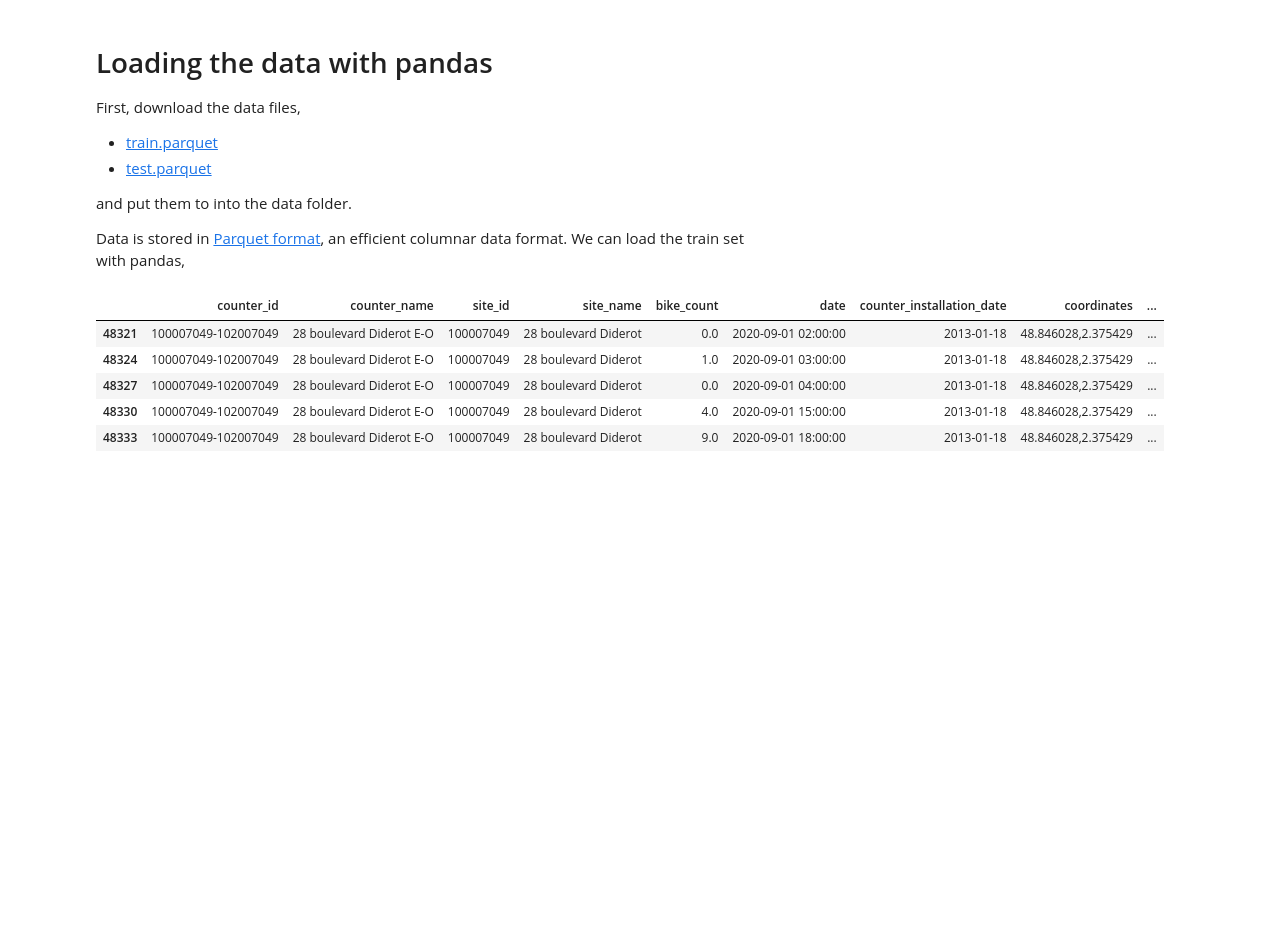
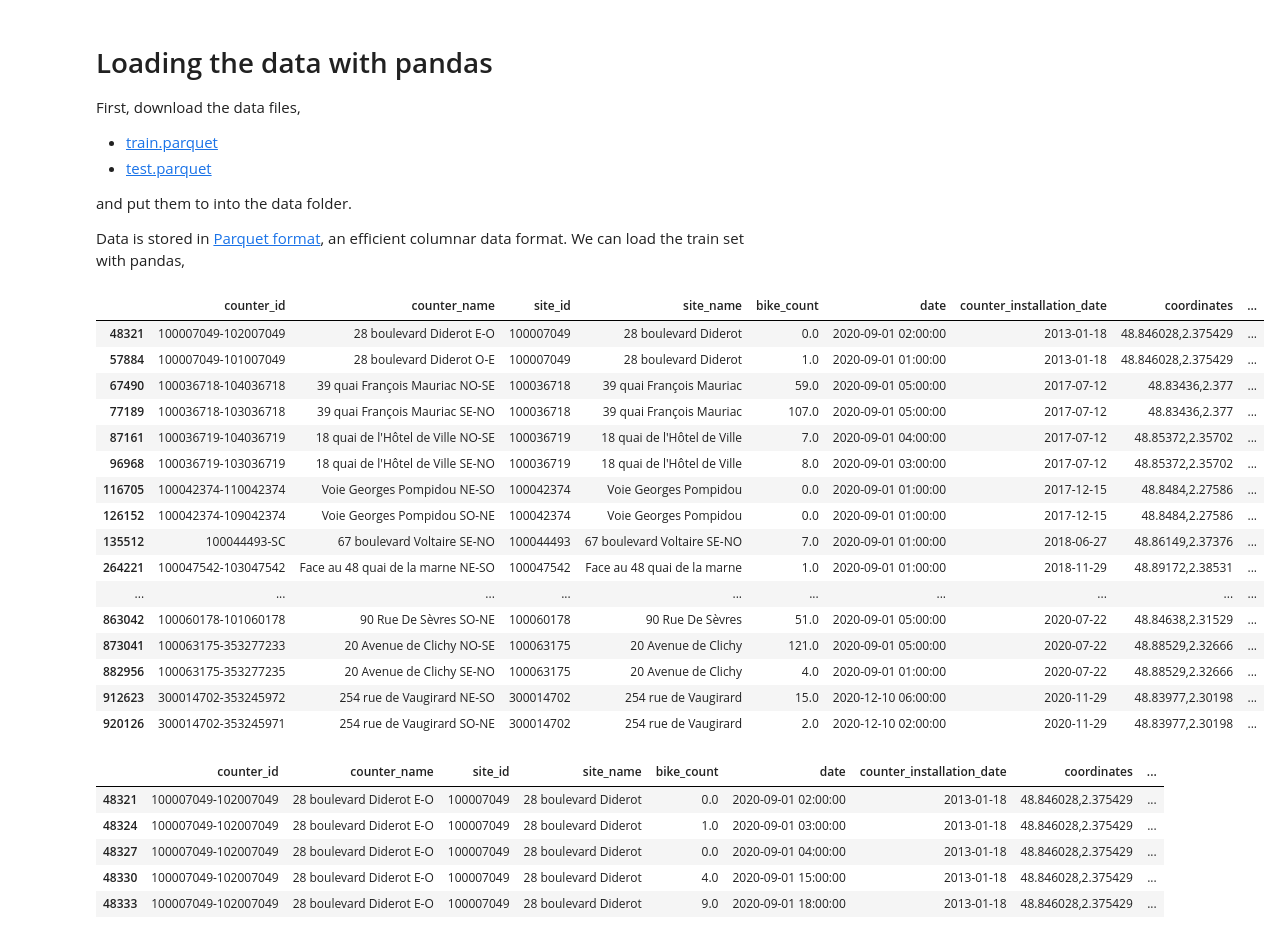
Before and after one commit to thibautboyenval/DSBchallenge, a Jupyter notebook: bike_counters_starting_kit.ipynb, the cells around one changed output. Drawn from its saved outputs; the diff is of its cells as text; code cells hidden in the pictures; blank space fills up the shorter version.

```diff
--- a/bike_counters_starting_kit.ipynb
+++ b/bike_counters_starting_kit.ipynb
@@ -35,6 +35,26 @@ and put them to into the data folder.
 Data is stored in [Parquet format](https://parquet.apache.org/), an efficient columnar data format. We can load the train set with pandas,
 # %%
 data = pd.read_parquet(Path("data") / "train.parquet")
+# %%
+data.drop_duplicates(("counter_name"))
+# %% [output]
+|  | counter_id | counter_name | site_id | site_name | bike_count | date | counter_installation_date | coordinates | ... |
+| 48321 | 100007049-102007049 | 28 boulevard Diderot E-O | 100007049 | 28 boulevard Diderot | 0.0 | 2020-09-01 02:00:00 | 2013-01-18 | 48.846028,2.375429 | ... |
+| 57884 | 100007049-101007049 | 28 boulevard Diderot O-E | 100007049 | 28 boulevard Diderot | 1.0 | 2020-09-01 01:00:00 | 2013-01-18 | 48.846028,2.375429 | ... |
+| 67490 | 100036718-104036718 | 39 quai François Mauriac NO-SE | 100036718 | 39 quai François Mauriac | 59.0 | 2020-09-01 05:00:00 | 2017-07-12 | 48.83436,2.377 | ... |
+| 77189 | 100036718-103036718 | 39 quai François Mauriac SE-NO | 100036718 | 39 quai François Mauriac | 107.0 | 2020-09-01 05:00:00 | 2017-07-12 | 48.83436,2.377 | ... |
+| 87161 | 100036719-104036719 | 18 quai de l'Hôtel de Ville NO-SE | 100036719 | 18 quai de l'Hôtel de Ville | 7.0 | 2020-09-01 04:00:00 | 2017-07-12 | 48.85372,2.35702 | ... |
+| 96968 | 100036719-103036719 | 18 quai de l'Hôtel de Ville SE-NO | 100036719 | 18 quai de l'Hôtel de Ville | 8.0 | 2020-09-01 03:00:00 | 2017-07-12 | 48.85372,2.35702 | ... |
+| 116705 | 100042374-110042374 | Voie Georges Pompidou NE-SO | 100042374 | Voie Georges Pompidou | 0.0 | 2020-09-01 01:00:00 | 2017-12-15 | 48.8484,2.27586 | ... |
+| 126152 | 100042374-109042374 | Voie Georges Pompidou SO-NE | 100042374 | Voie Georges Pompidou | 0.0 | 2020-09-01 01:00:00 | 2017-12-15 | 48.8484,2.27586 | ... |
+| 135512 | 100044493-SC | 67 boulevard Voltaire SE-NO | 100044493 | 67 boulevard Voltaire SE-NO | 7.0 | 2020-09-01 01:00:00 | 2018-06-27 | 48.86149,2.37376 | ... |
+| 264221 | 100047542-103047542 | Face au 48 quai de la marne NE-SO | 100047542 | Face au 48 quai de la marne | 1.0 | 2020-09-01 01:00:00 | 2018-11-29 | 48.89172,2.38531 | ... |
+| ... | ... | ... | ... | ... | ... | ... | ... | ... | ... |
+| 863042 | 100060178-101060178 | 90 Rue De Sèvres SO-NE | 100060178 | 90 Rue De Sèvres | 51.0 | 2020-09-01 05:00:00 | 2020-07-22 | 48.84638,2.31529 | ... |
+| 873041 | 100063175-353277233 | 20 Avenue de Clichy NO-SE | 100063175 | 20 Avenue de Clichy | 121.0 | 2020-09-01 05:00:00 | 2020-07-22 | 48.88529,2.32666 | ... |
+| 882956 | 100063175-353277235 | 20 Avenue de Clichy SE-NO | 100063175 | 20 Avenue de Clichy | 4.0 | 2020-09-01 01:00:00 | 2020-07-22 | 48.88529,2.32666 | ... |
+| 912623 | 300014702-353245972 | 254 rue de Vaugirard NE-SO | 300014702 | 254 rue de Vaugirard | 15.0 | 2020-12-10 06:00:00 | 2020-11-29 | 48.83977,2.30198 | ... |
+| 920126 | 300014702-353245971 | 254 rue de Vaugirard SO-NE | 300014702 | 254 rue de Vaugirard | 2.0 | 2020-12-10 02:00:00 | 2020-11-29 | 48.83977,2.30198 | ... |
 # %%
 data.head()
 # %% [output]
```
Also changed, not shown: parts of 6 cells of this notebook, 3 other files.
